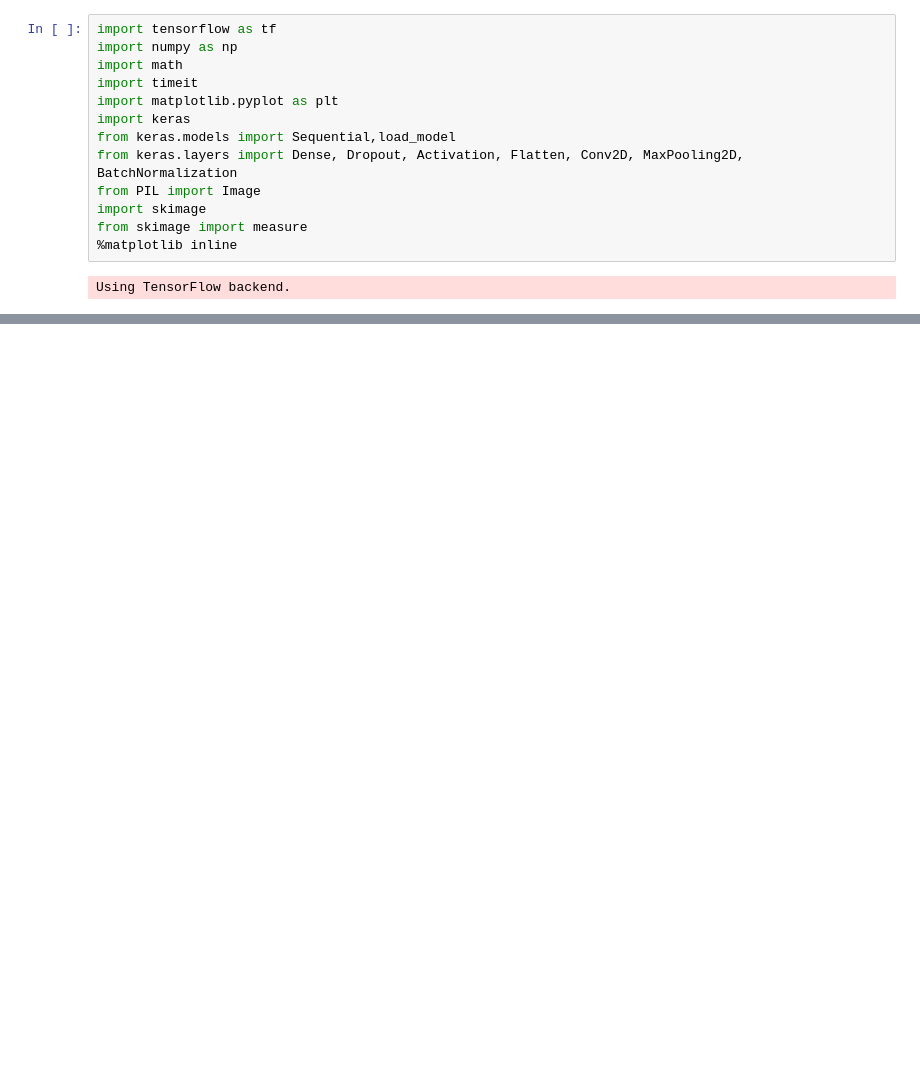
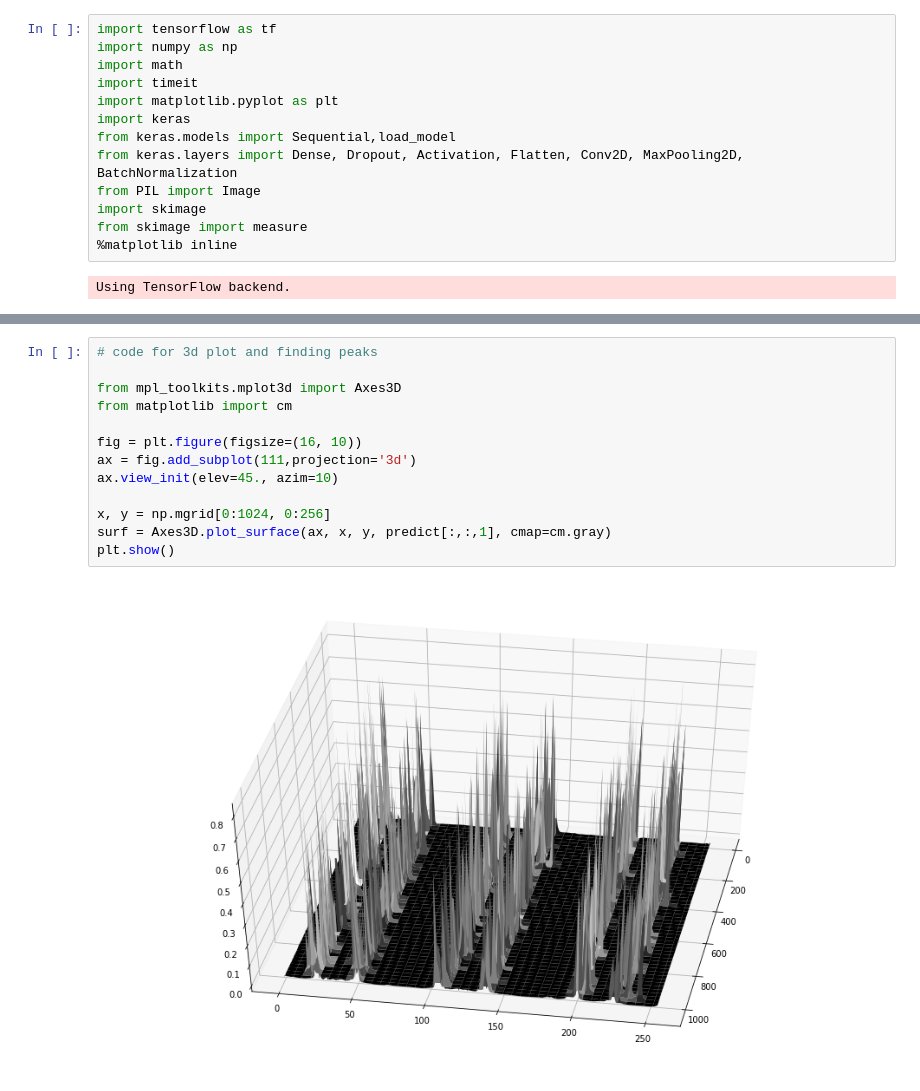
Before and after one commit to narendrachaudhary51/LER_machine_learning, a Jupyter notebook: neural_nets/LINEnet_image3_prediction.ipynb, the cells around one changed output, grey strips where cells are left out. Saved outputs shown, nothing was run; the diff lists cells and outputs as text; blank space fills up the shorter version.

```diff
--- a/neural_nets/LINEnet_image3_prediction.ipynb
+++ b/neural_nets/LINEnet_image3_prediction.ipynb
@@ -106,0 +115,15 @@ Text(0.5,1,'Predicted Denoised Image \n PSNR = 24.876356926127876')
+# %%
+# code for 3d plot and finding peaks
+
+from mpl_toolkits.mplot3d import Axes3D
+from matplotlib import cm
+
+fig = plt.figure(figsize=(16, 10))
+ax = fig.add_subplot(111,projection='3d')
+ax.view_init(elev=45., azim=10)
+
+x, y = np.mgrid[0:1024, 0:256]
+surf = Axes3D.plot_surface(ax, x, y, predict[:,:,1], cmap=cm.gray)
+plt.show()
+# %% [output]
+[figure, added]
```
Also changed, not shown: parts of 6 cells of this notebook.
